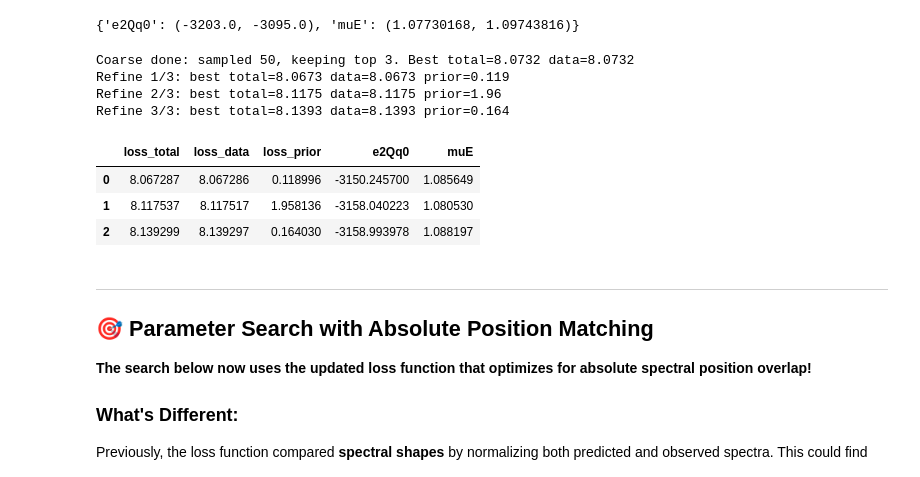
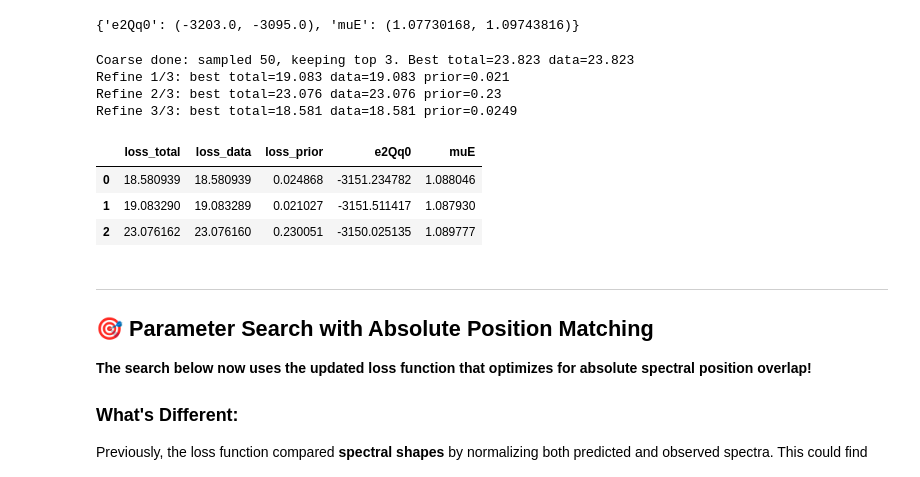
Before and after one commit to YuikiTakahashi/Molecule_spectrum_prediction, a Jupyter notebook: 173_prediction_Nov2025.ipynb, the cells around one changed output. Saved outputs shown, nothing was run; the diff lists cells and outputs as text; code cells hidden in the pictures.

```diff
--- a/173_prediction_Nov2025.ipynb
+++ b/173_prediction_Nov2025.ipynb
@@ -581,7 +581,7 @@ UNASSIGNED_DATA_PATH = Path("synthetic_peaks.csv")  # or your real CSV
 UNASSIGNED_SIGMA = 0.05  # MHz Gaussian broadening (100 kHz) used in loss and plotting
 
 # Fallback defaults ONLY used if you call the model without Ez/B explicitly
-DEFAULT_EZ_FIELD = 40.0
+DEFAULT_EZ_FIELD = 0.0
 DEFAULT_B_FIELD = 1e-8
 
 # Load peak-list data (must contain these columns)
@@ -2012,7 +2012,7 @@ def total_loss_MAP(state, spectra, updates, priors,
                    indices=None, sigma=UNASSIGNED_SIGMA,
                    parity_sign=None, polarization=None,
                    lambda_prior=LAMBDA_PRIOR,
-                   allowed_transitions=None):
+                   allowed_transitions=None, match_tolerance=0.2):
     """
     L_total = L_data + lambda_prior * prior_penalty
     """
@@ -2025,6 +2025,7 @@ def total_loss_MAP(state, spectra, updates, priors,
         parity_sign=parity_sign,
         polarization=polarization,
         allowed_transitions=allowed_transitions,
+        match_tolerance = match_tolerance,
     )
 
     L_prior = prior_penalty(updates, priors)
@@ -2048,7 +2049,7 @@ def search_candidates_MAP(state, spectra, priors, bounds,
                           parity_sign=None, polarization=None,
                           lambda_prior=LAMBDA_PRIOR,
                           allowed_transitions=None,
-                          seed=0, verbose=True):
+                          seed=0, verbose=True, match_tolerance=0.2):
     """
     Stage 1: sample many candidates from priors, keep top_k.
     Stage 2: for each top candidate, do a cheap local random-walk refinement inside bounds.
@@ -2071,6 +2072,7 @@ def search_candidates_MAP(state, spectra, priors, bounds,
             parity_sign=parity_sign, polarization=polarization,
             lambda_prior=lambda_prior,
             allowed_transitions=allowed_transitions,
+            match_tolerance=match_tolerance,
         )
         coarse.append({"loss_total": Ltot, "loss_data": Ldata, "loss_prior": Lprior, **upd})
 
@@ -2120,40 +2122,41 @@ def search_candidates_MAP(state, spectra, priors, bounds,
             print(f"Refine {j+1}/{len(keep)}: best total={best_Ltot:.5g} data={best_Ldata:.5g} prior={best_Lprior:.3g}")
 
     df = pd.DataFrame(refined).sort_values("loss_total").reset_index(drop=True)
     return df
 
 # ---- RUN SEARCH ----
 best_df = search_candidates_MAP(
     X010_173,
     OBS_SPECTRA,
     priors={k: PARAM_PRIORS[k] for k in SEARCH_BOUNDS.keys()},
     bounds=SEARCH_BOUNDS,
     n_samples=50,        # 20–100 for smoke test
     top_k=3,             # keep small
     refine_steps=15,     # 0–20
     refine_scale=0.20,   # smaller steps since few steps
     indices=TRANSITION_INDEX_SET,
     sigma=UNASSIGNED_SIGMA,
     parity_sign=PARITY_SIGN,
     polarization=LASER_POLARIZATION,
     lambda_prior=LAMBDA_PRIOR,
     allowed_transitions=ALLOWED_TRANSITIONS,  # Set to ALLOWED_TRANSITIONS to use experimental constraints
     seed=123,
     verbose=True,
+    match_tolerance=0.2
 )
 
 
 
 best_df.head(10)
 # %% [output]
-Coarse done: sampled 50, keeping top 3. Best total=8.0732 data=8.0732
-Refine 1/3: best total=8.0673 data=8.0673 prior=0.119
-Refine 2/3: best total=8.1175 data=8.1175 prior=1.96
-Refine 3/3: best total=8.1393 data=8.1393 prior=0.164
+Coarse done: sampled 50, keeping top 3. Best total=23.823 data=23.823
+Refine 1/3: best total=19.083 data=19.083 prior=0.021
+Refine 2/3: best total=23.076 data=23.076 prior=0.23
+Refine 3/3: best total=18.581 data=18.581 prior=0.0249
 |  | loss_total | loss_data | loss_prior | e2Qq0 | muE |
-| 0 | 8.067287 | 8.067286 | 0.118996 | -3150.245700 | 1.085649 |
-| 1 | 8.117537 | 8.117517 | 1.958136 | -3158.040223 | 1.080530 |
-| 2 | 8.139299 | 8.139297 | 0.164030 | -3158.993978 | 1.088197 |
+| 0 | 18.580939 | 18.580939 | 0.024868 | -3151.234782 | 1.088046 |
+| 1 | 19.083290 | 19.083289 | 0.021027 | -3151.511417 | 1.087930 |
+| 2 | 23.076162 | 23.076160 | 0.230051 | -3150.025135 | 1.089777 |
 # %% [markdown]
 ---
 ## 🎯 Parameter Search with Absolute Position Matching
```
Also changed, not shown: parts of 1 cell of this notebook, 3 other files.
